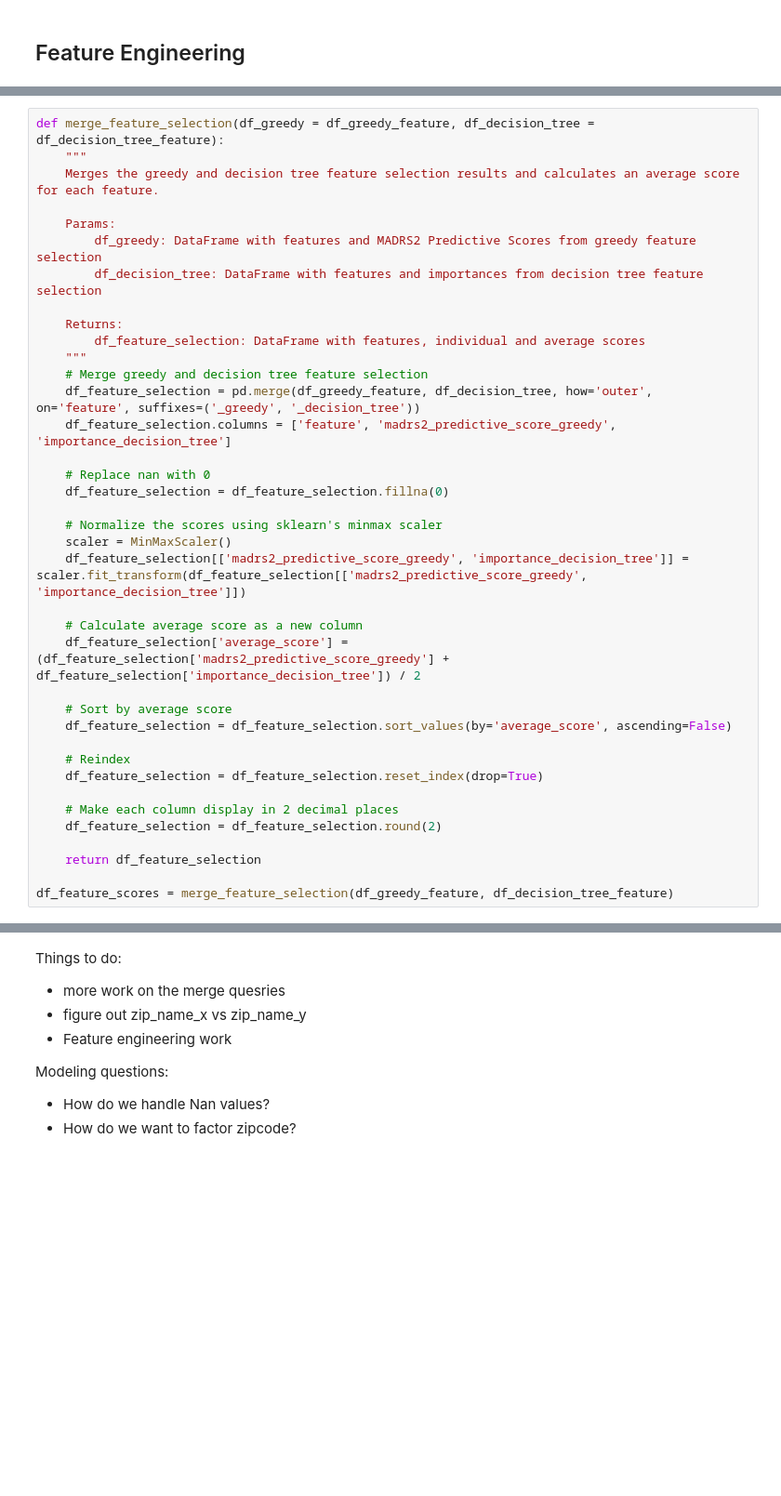
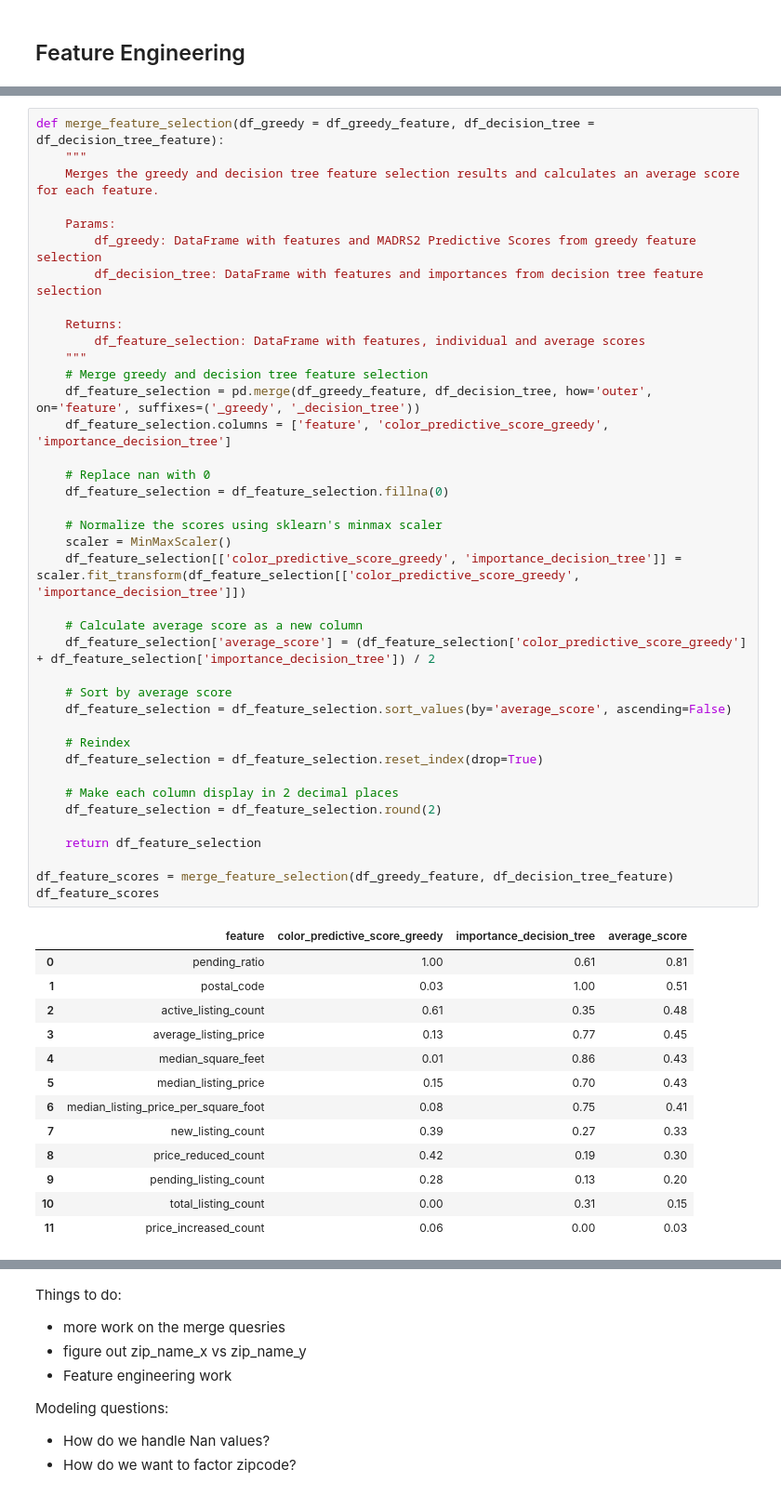
Before and after one commit to kkuc100/real_estate_analysis, a Jupyter notebook: Notebooks/leo_eda_realtor.ipynb, the cells around one changed output, grey strips where cells are left out. Shown at 93% size. Saved outputs shown, nothing was run; the diff lists cells and outputs as text; blank space fills up the shorter version.

```diff
--- a/Notebooks/leo_eda_realtor.ipynb
+++ b/Notebooks/leo_eda_realtor.ipynb
@@ -453,36 +540,51 @@ def merge_feature_selection(df_greedy = df_greedy_feature, df_decision_tree = df
     Params:
         df_greedy: DataFrame with features and MADRS2 Predictive Scores from greedy feature selection
         df_decision_tree: DataFrame with features and importances from decision tree feature selection
 
     Returns:
         df_feature_selection: DataFrame with features, individual and average scores
     """
     # Merge greedy and decision tree feature selection
     df_feature_selection = pd.merge(df_greedy_feature, df_decision_tree, how='outer', on='feature', suffixes=('_greedy', '_decision_tree'))
-    df_feature_selection.columns = ['feature', 'madrs2_predictive_score_greedy', 'importance_decision_tree']
+    df_feature_selection.columns = ['feature', 'color_predictive_score_greedy', 'importance_decision_tree']
 
     # Replace nan with 0
     df_feature_selection = df_feature_selection.fillna(0)
 
     # Normalize the scores using sklearn's minmax scaler
     scaler = MinMaxScaler()
-    df_feature_selection[['madrs2_predictive_score_greedy', 'importance_decision_tree']] = scaler.fit_transform(df_feature_selection[['madrs2_predictive_score_greedy', 'importance_decision_tree']])
+    df_feature_selection[['color_predictive_score_greedy', 'importance_decision_tree']] = scaler.fit_transform(df_feature_selection[['color_predictive_score_greedy', 'importance_decision_tree']])
 
     # Calculate average score as a new column
-    df_feature_selection['average_score'] = (df_feature_selection['madrs2_predictive_score_greedy'] + df_feature_selection['importance_decision_tree']) / 2
+    df_feature_selection['average_score'] = (df_feature_selection['color_predictive_score_greedy'] + df_feature_selection['importance_decision_tree']) / 2
 
     # Sort by average score
     df_feature_selection = df_feature_selection.sort_values(by='average_score', ascending=False)
 
     # Reindex
     df_feature_selection = df_feature_selection.reset_index(drop=True)
 
     # Make each column display in 2 decimal places
     df_feature_selection = df_feature_selection.round(2)
 
     return df_feature_selection
 
 df_feature_scores = merge_feature_selection(df_greedy_feature, df_decision_tree_feature)
+df_feature_scores
+# %% [output]
+|  | feature | color_predictive_score_greedy | importance_decision_tree | average_score |
+| 0 | pending_ratio | 1.00 | 0.61 | 0.81 |
+| 1 | postal_code | 0.03 | 1.00 | 0.51 |
+| 2 | active_listing_count | 0.61 | 0.35 | 0.48 |
+| 3 | average_listing_price | 0.13 | 0.77 | 0.45 |
+| 4 | median_square_feet | 0.01 | 0.86 | 0.43 |
+| 5 | median_listing_price | 0.15 | 0.70 | 0.43 |
+| 6 | median_listing_price_per_square_foot | 0.08 | 0.75 | 0.41 |
+| 7 | new_listing_count | 0.39 | 0.27 | 0.33 |
+| 8 | price_reduced_count | 0.42 | 0.19 | 0.30 |
+| 9 | pending_listing_count | 0.28 | 0.13 | 0.20 |
+| 10 | total_listing_count | 0.00 | 0.31 | 0.15 |
+| 11 | price_increased_count | 0.06 | 0.00 | 0.03 |
 # %%
 # Create new DataFrame with only the top 30 selected features
 def create_top_features_df(df, df_feature_scores=df_feature_scores, top_n=len(df_feature_scores)):
```
Also changed, not shown: parts of 18 cells of this notebook.
